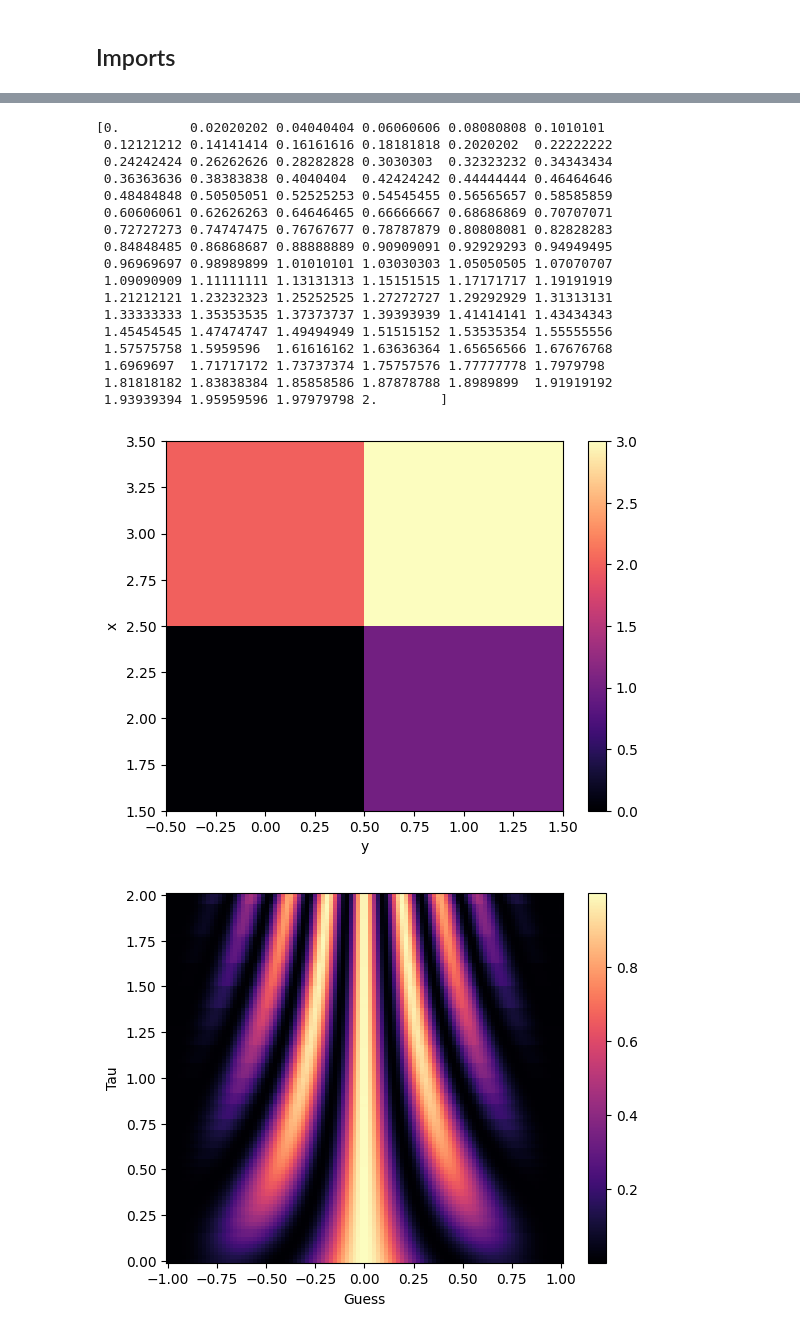
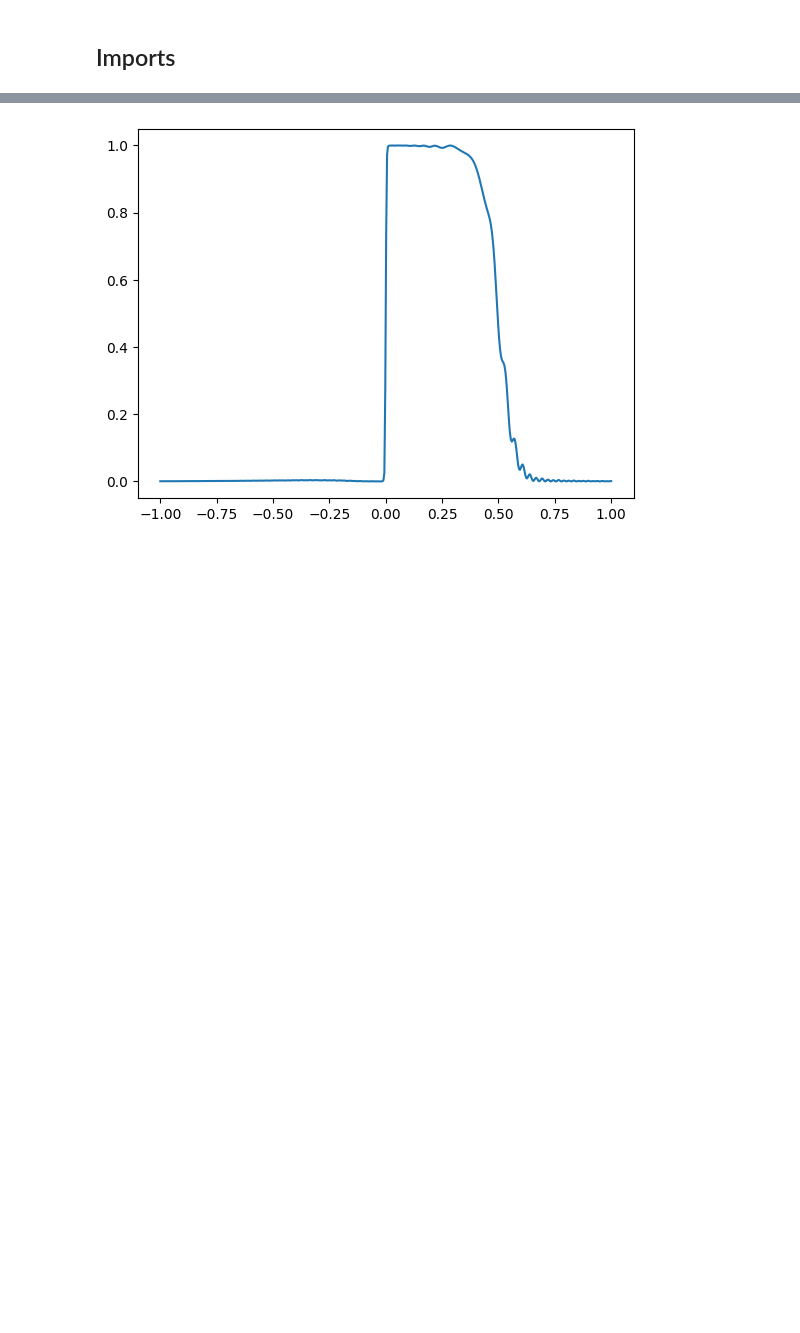
Before and after one commit to Slippery-Chickenz/qipQubitSimTools, a Jupyter notebook: example.ipynb, the cells around one changed output, grey strips where cells are left out. Drawn from its saved outputs; the diff is of its cells as text; code cells hidden in the pictures; blank space fills up the shorter version.

```diff
--- a/example.ipynb
+++ b/example.ipynb
@@ -16,10 +90,11 @@ plt.style.use('default')
 # %%
-f = h5py.File("ramsey_results.h5")
-print(f.keys())
+f = h5py.File("atm_results.h5")
 results = f['results']
 parameters = f['parameters']
 assert(isinstance(parameters, h5py.Group))
-print(parameters.keys())
-guess_larmors = parameters['guess_larmors']
-taus = parameters['taus']
+params = []
+for key in parameters.keys():
+    params.append(parameters[key])
+
+guess_larmors = params[0]
 # %% [output]
@@ -28,49 +102,10 @@ taus = parameters['taus']
 # %%
 assert(isinstance(results, h5py.Dataset))
 assert(isinstance(guess_larmors, h5py.Dataset))
-assert(isinstance(taus, h5py.Dataset))
 
-print(taus[:])
-
-test_x = [0, 1]
-test_y = [2, 3]
-test_z = [[0, 1], [2, 3]]
-
-
-X, Y = np.meshgrid(test_x, test_y)
-pcolorm = plt.pcolormesh(X, Y, test_z, shading="nearest", cmap="magma")
-plt.colorbar(pcolorm)
-plt.ylabel("x")
-plt.xlabel("y")
-plt.title("")
+plt.plot(guess_larmors[:], results[:])
 plt.show()
-
-X, Y = np.meshgrid(guess_larmors, taus)
-pcolorm = plt.pcolormesh(X, Y, results, shading="nearest", cmap="magma")
-plt.colorbar(pcolorm)
-plt.ylabel("Tau")
-plt.xlabel("Guess")
-plt.title("")
-plt.show()
 # %% [output]
-[0.         0.02020202 0.04040404 0.06060606 0.08080808 0.1010101
- 0.12121212 0.14141414 0.16161616 0.18181818 0.2020202  0.22222222
- 0.24242424 0.26262626 0.28282828 0.3030303  0.32323232 0.34343434
- 0.36363636 0.38383838 0.4040404  0.42424242 0.44444444 0.46464646
- 0.48484848 0.50505051 0.52525253 0.54545455 0.56565657 0.58585859
- 0.60606061 0.62626263 0.64646465 0.66666667 0.68686869 0.70707071
- 0.72727273 0.74747475 0.76767677 0.78787879 0.80808081 0.82828283
- 0.84848485 0.86868687 0.88888889 0.90909091 0.92929293 0.94949495
- 0.96969697 0.98989899 1.01010101 1.03030303 1.05050505 1.07070707
- 1.09090909 1.11111111 1.13131313 1.15151515 1.17171717 1.19191919
- 1.21212121 1.23232323 1.25252525 1.27272727 1.29292929 1.31313131
- 1.33333333 1.35353535 1.37373737 1.39393939 1.41414141 1.43434343
- 1.45454545 1.47474747 1.49494949 1.51515152 1.53535354 1.55555556
- 1.57575758 1.5959596  1.61616162 1.63636364 1.65656566 1.67676768
- 1.6969697  1.71717172 1.73737374 1.75757576 1.77777778 1.7979798
- 1.81818182 1.83838384 1.85858586 1.87878788 1.8989899  1.91919192
- 1.93939394 1.95959596 1.97979798 2.        ]
-[figure, old version]
+[figure, new version]
-[figure, removed]
 # %%
 f.close()
```
Also changed, not shown: parts of 13 cells of this notebook, 23 other files.
